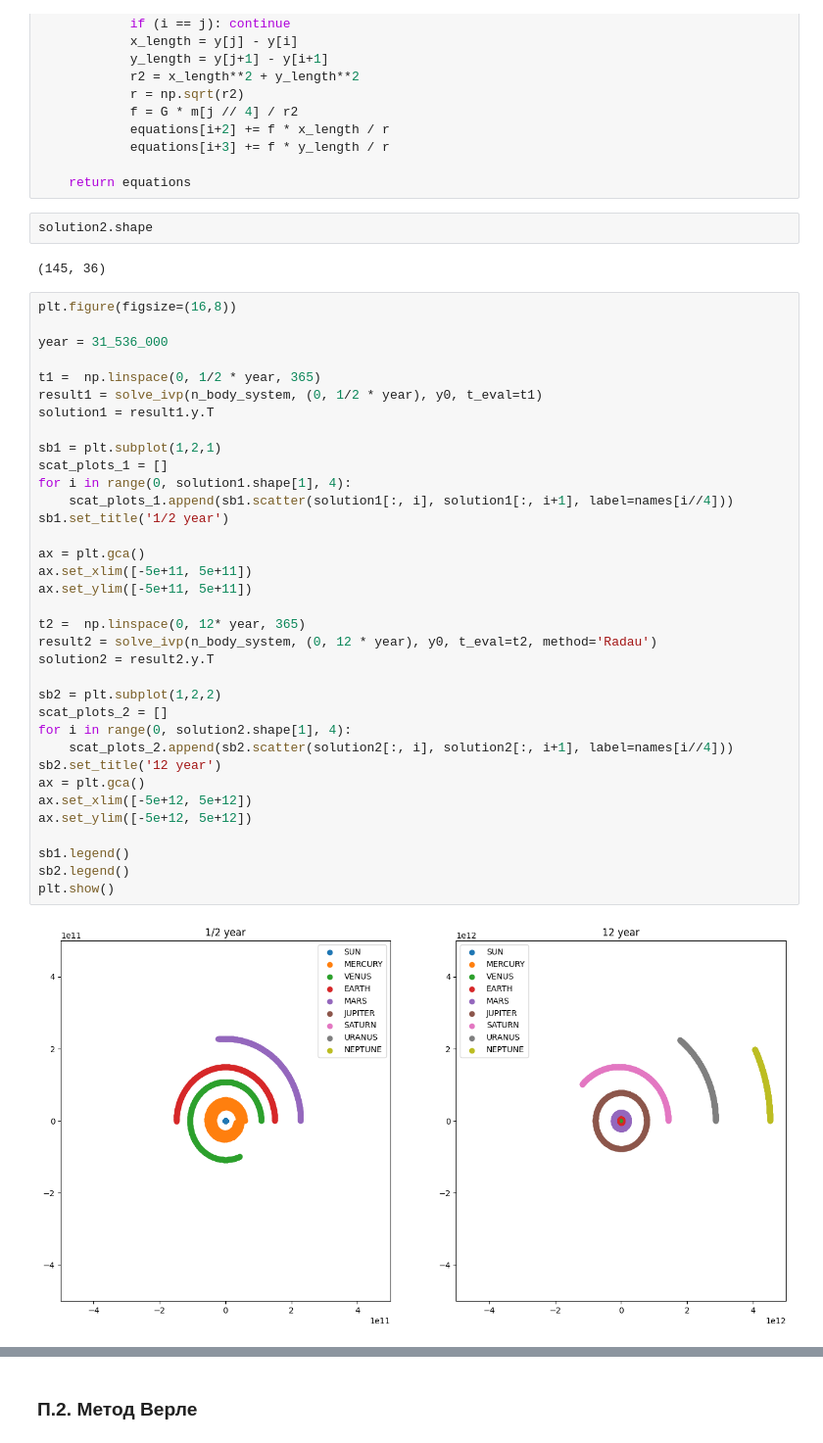
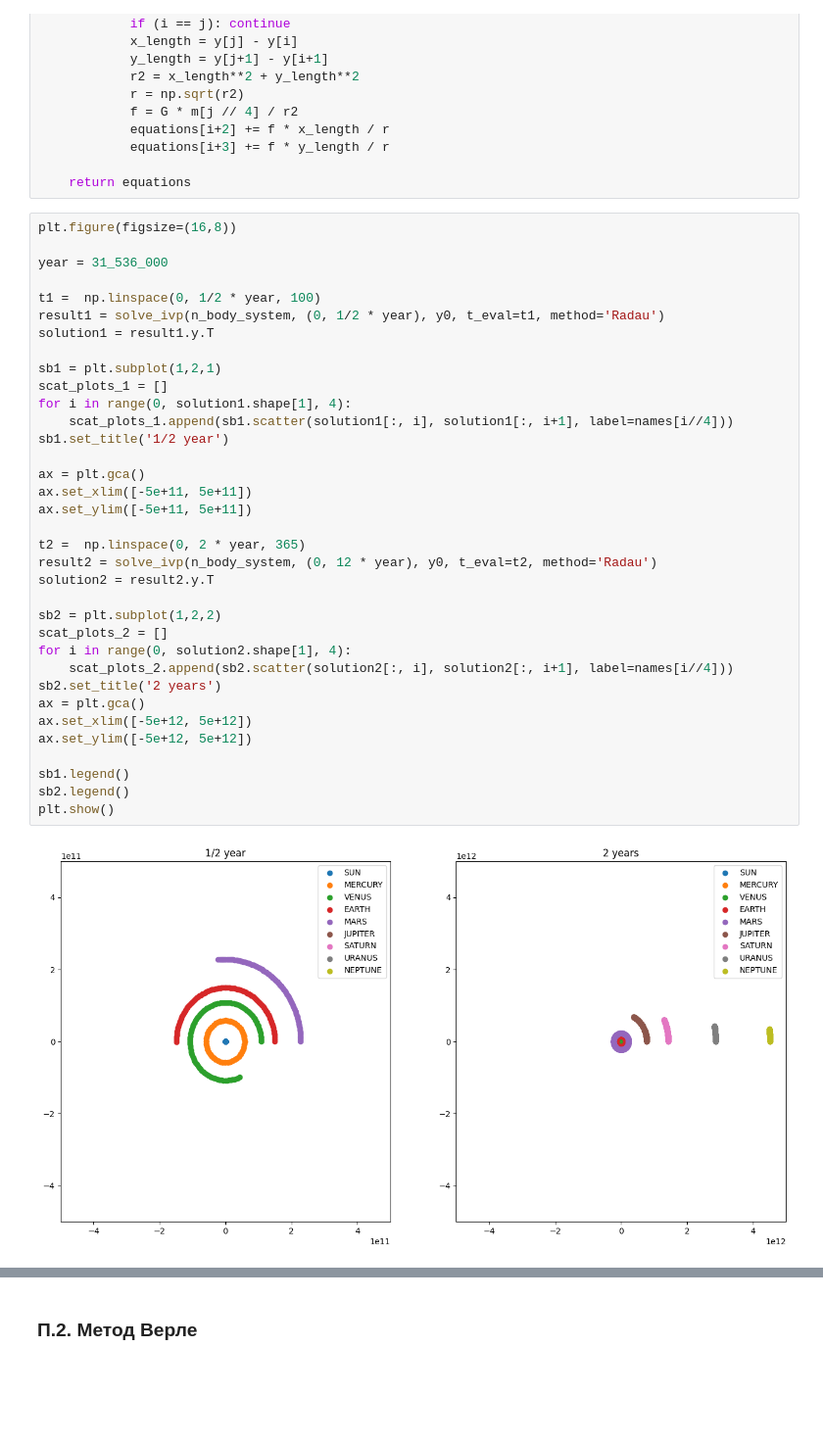
Before and after one commit to luseno4ek/CTMM, a Jupyter notebook: n-body-problem/solution.ipynb, the cells around one changed output, grey strips where cells are left out. Shown: that part at 98% size. Saved outputs shown, nothing was run; the diff lists cells and outputs as text; blank space fills up the shorter version.

```diff
--- a/n-body-problem/solution.ipynb
+++ b/n-body-problem/solution.ipynb
@@ -66,44 +72,40 @@ def n_body_system(t, y):
             equations[i+3] += f * y_length / r
 
     return equations
-# %%
-solution2.shape
-# %% [output]
-(145, 36)
 # %%
 plt.figure(figsize=(16,8))
 
 year = 31_536_000
 
-t1 =  np.linspace(0, 1/2 * year, 365)
-result1 = solve_ivp(n_body_system, (0, 1/2 * year), y0, t_eval=t1)
+t1 =  np.linspace(0, 1/2 * year, 100)
+result1 = solve_ivp(n_body_system, (0, 1/2 * year), y0, t_eval=t1, method='Radau')
 solution1 = result1.y.T
 
 sb1 = plt.subplot(1,2,1)
 scat_plots_1 = []
 for i in range(0, solution1.shape[1], 4):
     scat_plots_1.append(sb1.scatter(solution1[:, i], solution1[:, i+1], label=names[i//4]))
 sb1.set_title('1/2 year')
 
 ax = plt.gca()
 ax.set_xlim([-5e+11, 5e+11])
 ax.set_ylim([-5e+11, 5e+11])
 
-t2 =  np.linspace(0, 12* year, 365)
+t2 =  np.linspace(0, 2 * year, 365)
 result2 = solve_ivp(n_body_system, (0, 12 * year), y0, t_eval=t2, method='Radau')
 solution2 = result2.y.T
 
 sb2 = plt.subplot(1,2,2)
 scat_plots_2 = []
 for i in range(0, solution2.shape[1], 4):
     scat_plots_2.append(sb2.scatter(solution2[:, i], solution2[:, i+1], label=names[i//4]))
-sb2.set_title('12 year')
+sb2.set_title('2 years')
 ax = plt.gca()
 ax.set_xlim([-5e+12, 5e+12])
 ax.set_ylim([-5e+12, 5e+12])
 
 sb1.legend()
 sb2.legend()
 plt.show()
 # %% [output]
-[figure, old version]
+[figure, new version]
```
Also changed, not shown: parts of 14 cells of this notebook, 3 other files.
